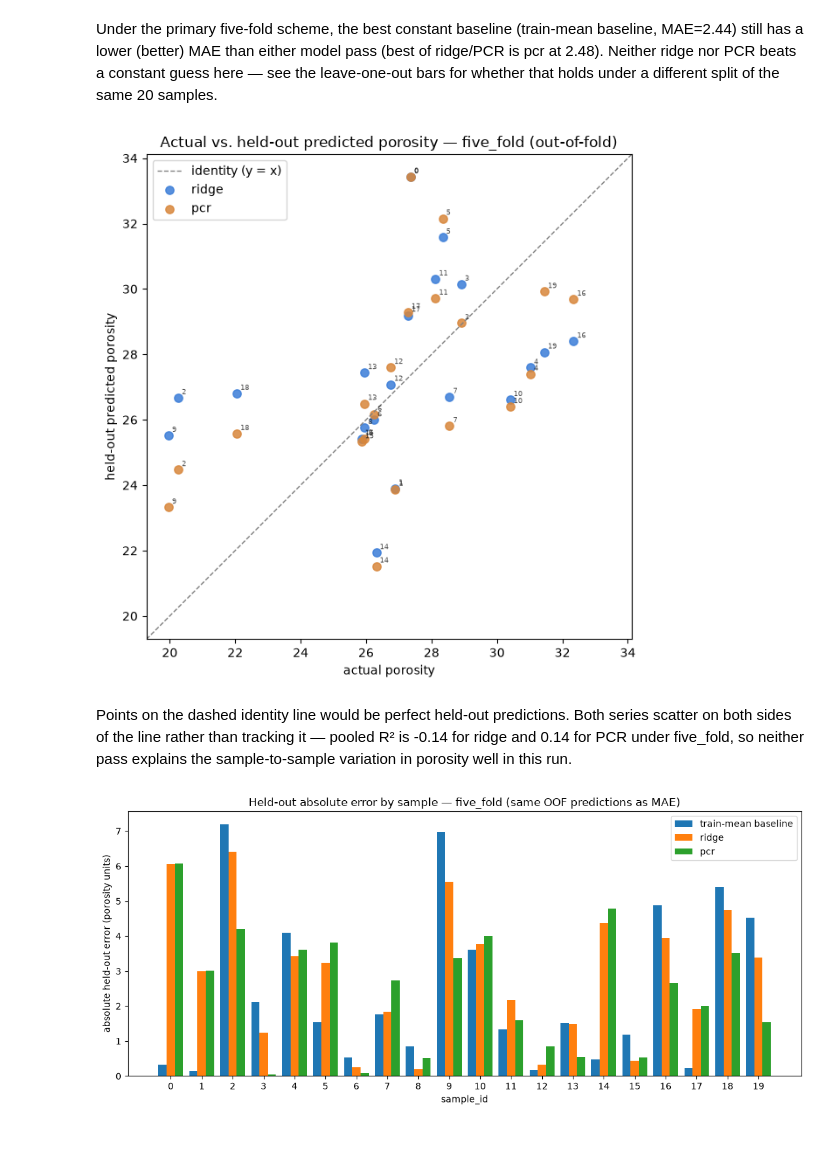
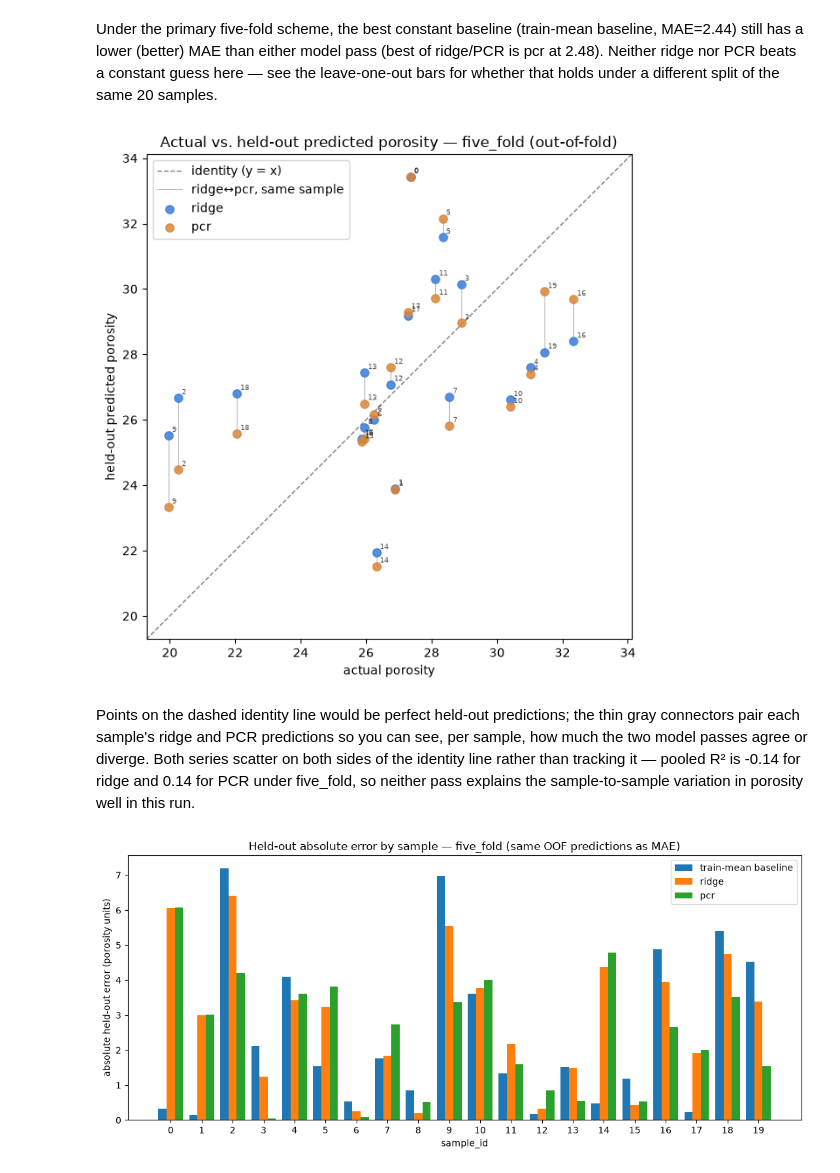
Before and after one commit to Ramandeep72/Machine-Learning-Projects, a Jupyter notebook: porosity_feasibility/porosity_feasibility.ipynb, the cells around one changed output. Drawn from its saved outputs; the diff is of its cells as text; code cells hidden in the pictures; blank space fills up the shorter version.

```diff
--- a/porosity_feasibility/porosity_feasibility.ipynb
+++ b/porosity_feasibility/porosity_feasibility.ipynb
@@ -1960,39 +1960,57 @@ eval_lo = min(eval_sub["actual_porosity"].min(), eval_sub["predicted_porosity"].
 eval_hi = max(eval_sub["actual_porosity"].max(), eval_sub["predicted_porosity"].max())
 eval_pad = 0.05 * (eval_hi - eval_lo)
 eval_limits = (eval_lo - eval_pad, eval_hi + eval_pad)
 
 fig, ax = plt.subplots(figsize=(6.5, 6.5))
 ax.plot(eval_limits, eval_limits, linestyle="--", color="gray", linewidth=1, label="identity (y = x)")
 colors = {"ridge": "#3b7dd8", "pcr": "#d8863b"}
+
+# Thin connector between each sample's ridge point and its PCR point, so the
+# two predictions for the same held-out sample are visually paired.
+eval_ridge_by_id = eval_sub[eval_sub["model"] == "ridge"].set_index("sample_id")
+eval_pcr_by_id = eval_sub[eval_sub["model"] == "pcr"].set_index("sample_id")
+connector_label_used = False
+for sid in sorted(set(eval_ridge_by_id.index) & set(eval_pcr_by_id.index)):
+    r_row, p_row = eval_ridge_by_id.loc[sid], eval_pcr_by_id.loc[sid]
+    ax.plot(
+        [r_row["actual_porosity"], p_row["actual_porosity"]],
+        [r_row["predicted_porosity"], p_row["predicted_porosity"]],
+        color="gray", linewidth=0.8, alpha=0.5, zorder=1,
+        label="ridge↔pcr, same sample" if not connector_label_used else None,
+    )
+    connector_label_used = True
+
 for model in ["ridge", "pcr"]:
     grp = eval_sub[eval_sub["model"] == model]
-    ax.scatter(grp["actual_porosity"], grp["predicted_porosity"], color=colors[model], label=model, s=45, alpha=0.85)
+    ax.scatter(grp["actual_porosity"], grp["predicted_porosity"], color=colors[model], label=model, s=45, alpha=0.85, zorder=2)
     for _, r in grp.iterrows():
         ax.annotate(str(int(r["sample_id"])), (r["actual_porosity"], r["predicted_porosity"]), fontsize=6, alpha=0.7, xytext=(3, 3), textcoords="offset points")
 
 ax.set_xlim(eval_limits)
 ax.set_ylim(eval_limits)
 ax.set_aspect("equal", adjustable="box")
 ax.set_xlabel("actual porosity")
 ax.set_ylabel("held-out predicted porosity")
 ax.set_title(f"Actual vs. held-out predicted porosity — {primary_scheme} (out-of-fold)")
 ax.legend()
 fig.tight_layout()
 fig.savefig(FIGURES_DIR / "eval_actual_vs_predicted.png", dpi=150)
 plt.show()
 
 eval_ms_idx = metrics_summary.set_index(["scheme", "model"])
 ridge_r2 = eval_ms_idx.loc[(primary_scheme, "ridge"), "pooled_R2"]
 pcr_r2 = eval_ms_idx.loc[(primary_scheme, "pcr"), "pooled_R2"]
 caption_2 = (
-    f"Points on the dashed identity line would be perfect held-out predictions. Both series scatter on both sides "
-    f"of the line rather than tracking it — pooled R² is {ridge_r2:.2f} for ridge and {pcr_r2:.2f} for PCR under "
-    f"{primary_scheme}, so neither pass explains the sample-to-sample variation in porosity well in this run."
+    f"Points on the dashed identity line would be perfect held-out predictions; the thin gray connectors pair each "
+    f"sample's ridge and PCR predictions so you can see, per sample, how much the two model passes agree or diverge. "
+    f"Both series scatter on both sides of the identity line rather than tracking it — pooled R² is {ridge_r2:.2f} "
+    f"for ridge and {pcr_r2:.2f} for PCR under {primary_scheme}, so neither pass explains the sample-to-sample "
+    "variation in porosity well in this run."
 )
 display(Markdown(caption_2))
 # %% [output]
-[figure, old version]
+[figure, new version]
-Points on the dashed identity line would be perfect held-out predictions. Both series scatter on both sides of the line rather than tracking it — pooled R² is -0.14 for ridge and 0.14 for PCR under five_fold, so neither pass explains the sample-to-sample variation in porosity well in this run.
+Points on the dashed identity line would be perfect held-out predictions; the thin gray connectors pair each sample's ridge and PCR predictions so you can see, per sample, how much the two model passes agree or diverge. Both series scatter on both sides of the identity line rather than tracking it — pooled R² is -0.14 for ridge and 0.14 for PCR under five_fold, so neither pass explains the sample-to-sample variation in porosity well in this run.
 # %%
 eval_error_models = ["baseline_mean", "ridge", "pcr"]  # baseline_mean is the primary constant baseline
 eval_error_pivot = (
```
Also changed, not shown: parts of 2 cells of this notebook, 4 other files.
